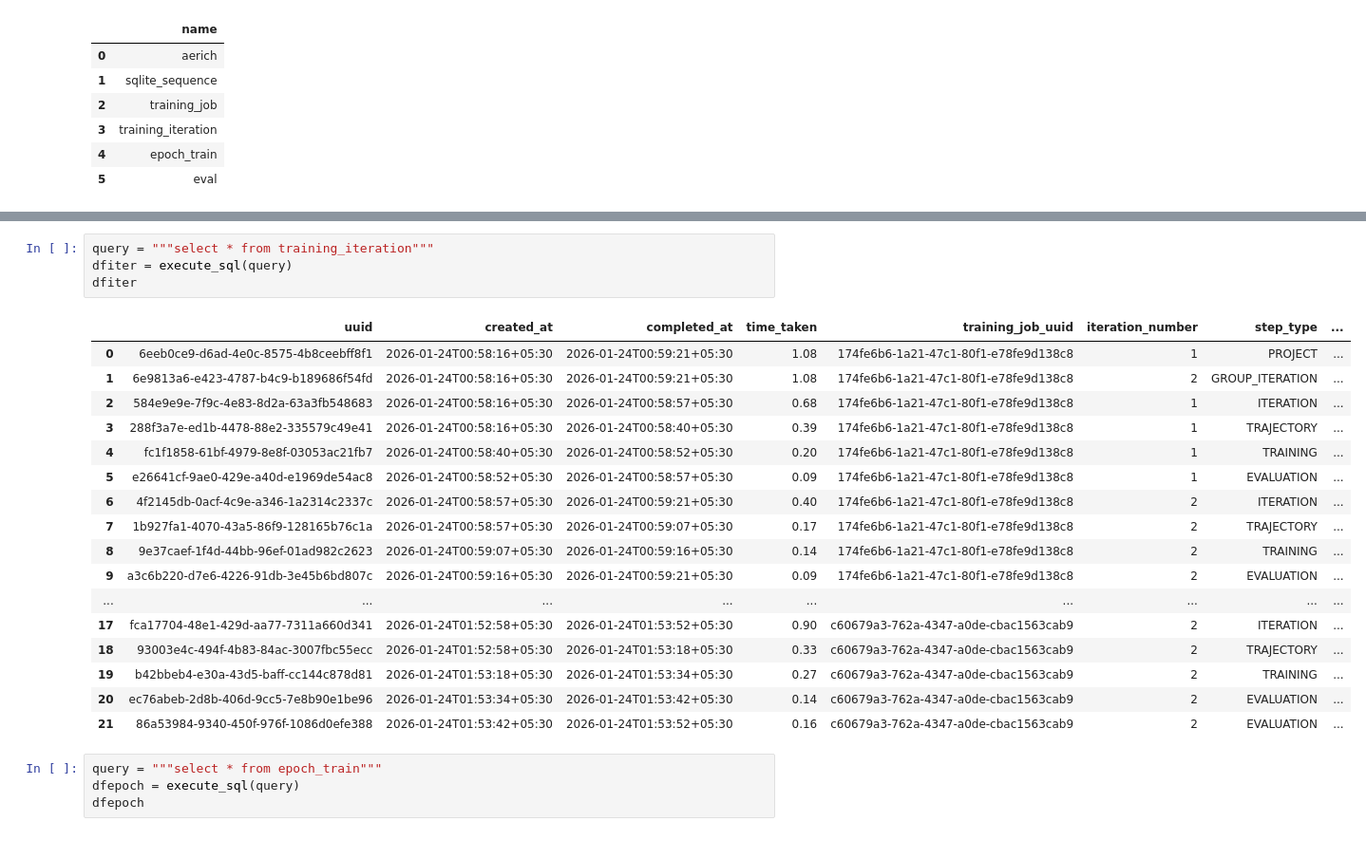
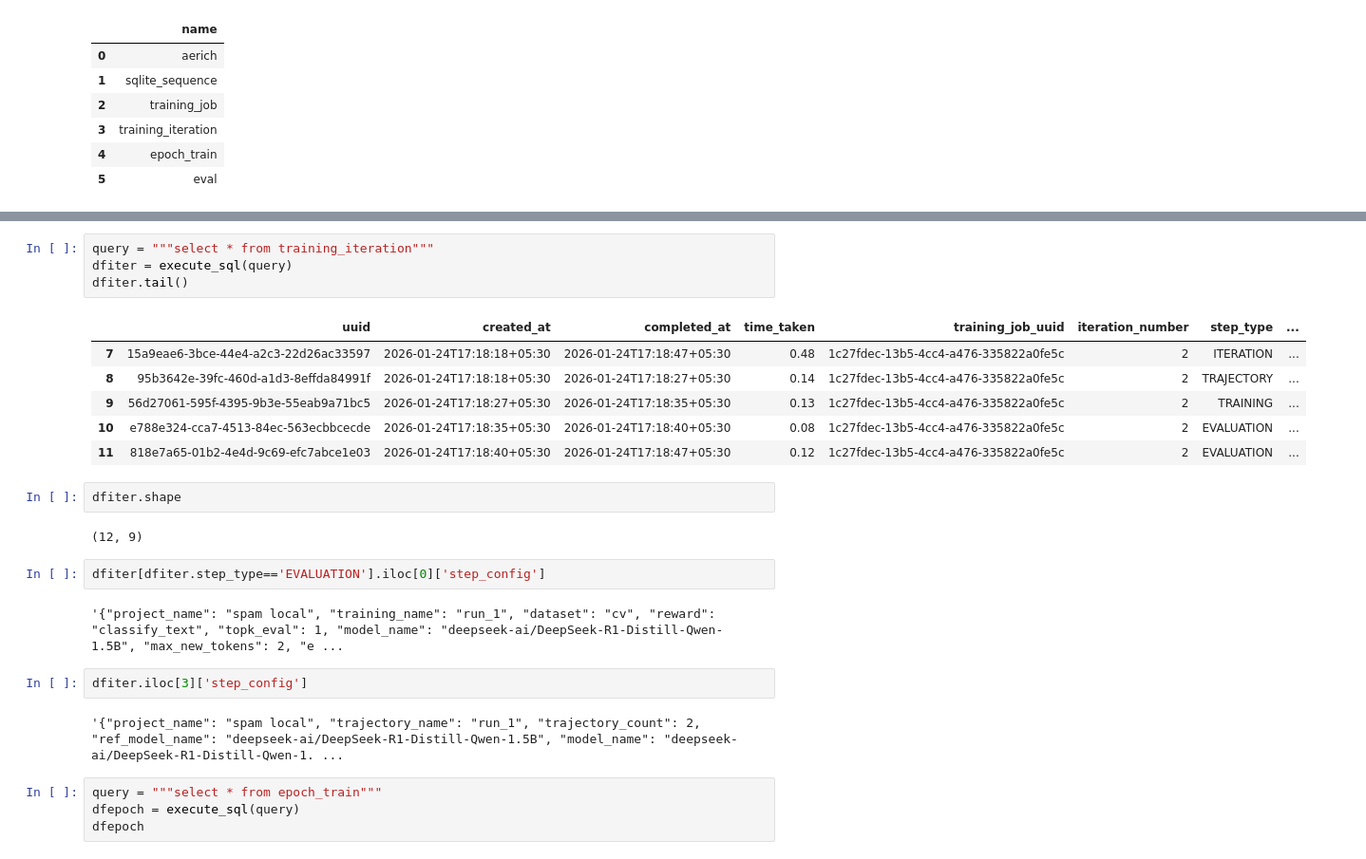
Before and after one commit to deepankarpal89/inno-train, a Jupyter notebook: rough.ipynb, the cells around one changed output, grey strips where cells are left out. Shown at 95% size. Cells and saved outputs as stored; diff of their text form.

```diff
--- a/rough.ipynb
+++ b/rough.ipynb
@@ -87,25 +86,26 @@ dfjob.tail()
 # %%
 query = """select * from training_iteration"""
 dfiter = execute_sql(query)
-dfiter
+dfiter.tail()
 # %% [output]
 |  | uuid | created_at | completed_at | time_taken | training_job_uuid | iteration_number | step_type | ... |
-| 0 | 6eeb0ce9-d6ad-4e0c-8575-4b8ceebff8f1 | 2026-01-24T00:58:16+05:30 | 2026-01-24T00:59:21+05:30 | 1.08 | 174fe6b6-1a21-47c1-80f1-e78fe9d138c8 | 1 | PROJECT | ... |
-| 1 | 6e9813a6-e423-4787-b4c9-b189686f54fd | 2026-01-24T00:58:16+05:30 | 2026-01-24T00:59:21+05:30 | 1.08 | 174fe6b6-1a21-47c1-80f1-e78fe9d138c8 | 2 | GROUP_ITERATION | ... |
-| 2 | 584e9e9e-7f9c-4e83-8d2a-63a3fb548683 | 2026-01-24T00:58:16+05:30 | 2026-01-24T00:58:57+05:30 | 0.68 | 174fe6b6-1a21-47c1-80f1-e78fe9d138c8 | 1 | ITERATION | ... |
-| 3 | 288f3a7e-ed1b-4478-88e2-335579c49e41 | 2026-01-24T00:58:16+05:30 | 2026-01-24T00:58:40+05:30 | 0.39 | 174fe6b6-1a21-47c1-80f1-e78fe9d138c8 | 1 | TRAJECTORY | ... |
-| 4 | fc1f1858-61bf-4979-8e8f-03053ac21fb7 | 2026-01-24T00:58:40+05:30 | 2026-01-24T00:58:52+05:30 | 0.20 | 174fe6b6-1a21-47c1-80f1-e78fe9d138c8 | 1 | TRAINING | ... |
-| 5 | e26641cf-9ae0-429e-a40d-e1969de54ac8 | 2026-01-24T00:58:52+05:30 | 2026-01-24T00:58:57+05:30 | 0.09 | 174fe6b6-1a21-47c1-80f1-e78fe9d138c8 | 1 | EVALUATION | ... |
-| 6 | 4f2145db-0acf-4c9e-a346-1a2314c2337c | 2026-01-24T00:58:57+05:30 | 2026-01-24T00:59:21+05:30 | 0.40 | 174fe6b6-1a21-47c1-80f1-e78fe9d138c8 | 2 | ITERATION | ... |
-| 7 | 1b927fa1-4070-43a5-86f9-128165b76c1a | 2026-01-24T00:58:57+05:30 | 2026-01-24T00:59:07+05:30 | 0.17 | 174fe6b6-1a21-47c1-80f1-e78fe9d138c8 | 2 | TRAJECTORY | ... |
-| 8 | 9e37caef-1f4d-44bb-96ef-01ad982c2623 | 2026-01-24T00:59:07+05:30 | 2026-01-24T00:59:16+05:30 | 0.14 | 174fe6b6-1a21-47c1-80f1-e78fe9d138c8 | 2 | TRAINING | ... |
-| 9 | a3c6b220-d7e6-4226-91db-3e45b6bd807c | 2026-01-24T00:59:16+05:30 | 2026-01-24T00:59:21+05:30 | 0.09 | 174fe6b6-1a21-47c1-80f1-e78fe9d138c8 | 2 | EVALUATION | ... |
-| ... | ... | ... | ... | ... | ... | ... | ... | ... |
-| 17 | fca17704-48e1-429d-aa77-7311a660d341 | 2026-01-24T01:52:58+05:30 | 2026-01-24T01:53:52+05:30 | 0.90 | c60679a3-762a-4347-a0de-cbac1563cab9 | 2 | ITERATION | ... |
-| 18 | 93003e4c-494f-4b83-84ac-3007fbc55ecc | 2026-01-24T01:52:58+05:30 | 2026-01-24T01:53:18+05:30 | 0.33 | c60679a3-762a-4347-a0de-cbac1563cab9 | 2 | TRAJECTORY | ... |
-| 19 | b42bbeb4-e30a-43d5-baff-cc144c878d81 | 2026-01-24T01:53:18+05:30 | 2026-01-24T01:53:34+05:30 | 0.27 | c60679a3-762a-4347-a0de-cbac1563cab9 | 2 | TRAINING | ... |
-| 20 | ec76abeb-2d8b-406d-9cc5-7e8b90e1be96 | 2026-01-24T01:53:34+05:30 | 2026-01-24T01:53:42+05:30 | 0.14 | c60679a3-762a-4347-a0de-cbac1563cab9 | 2 | EVALUATION | ... |
-| 21 | 86a53984-9340-450f-976f-1086d0efe388 | 2026-01-24T01:53:42+05:30 | 2026-01-24T01:53:52+05:30 | 0.16 | c60679a3-762a-4347-a0de-cbac1563cab9 | 2 | EVALUATION | ... |
+| 7 | 15a9eae6-3bce-44e4-a2c3-22d26ac33597 | 2026-01-24T17:18:18+05:30 | 2026-01-24T17:18:47+05:30 | 0.48 | 1c27fdec-13b5-4cc4-a476-335822a0fe5c | 2 | ITERATION | ... |
+| 8 | 95b3642e-39fc-460d-a1d3-8effda84991f | 2026-01-24T17:18:18+05:30 | 2026-01-24T17:18:27+05:30 | 0.14 | 1c27fdec-13b5-4cc4-a476-335822a0fe5c | 2 | TRAJECTORY | ... |
+| 9 | 56d27061-595f-4395-9b3e-55eab9a71bc5 | 2026-01-24T17:18:27+05:30 | 2026-01-24T17:18:35+05:30 | 0.13 | 1c27fdec-13b5-4cc4-a476-335822a0fe5c | 2 | TRAINING | ... |
+| 10 | e788e324-cca7-4513-84ec-563ecbbcecde | 2026-01-24T17:18:35+05:30 | 2026-01-24T17:18:40+05:30 | 0.08 | 1c27fdec-13b5-4cc4-a476-335822a0fe5c | 2 | EVALUATION | ... |
+| 11 | 818e7a65-01b2-4e4d-9c69-efc7abce1e03 | 2026-01-24T17:18:40+05:30 | 2026-01-24T17:18:47+05:30 | 0.12 | 1c27fdec-13b5-4cc4-a476-335822a0fe5c | 2 | EVALUATION | ... |
+# %%
+dfiter.shape
+# %% [output]
+(12, 9)
+# %%
+dfiter[dfiter.step_type=='EVALUATION'].iloc[0]['step_config']
+# %% [output]
+'{"project_name": "spam local", "training_name": "run_1", "dataset": "cv", "reward": "classify_text", "topk_eval": 1, "model_name": "deepseek-ai/DeepSeek-R1-Distill-Qwen-1.5B", "max_new_tokens": 2, "e ...
+# %%
+dfiter.iloc[3]['step_config']
+# %% [output]
+'{"project_name": "spam local", "trajectory_name": "run_1", "trajectory_count": 2, "ref_model_name": "deepseek-ai/DeepSeek-R1-Distill-Qwen-1.5B", "model_name": "deepseek-ai/DeepSeek-R1-Distill-Qwen-1. ...
 # %%
 query = """select * from epoch_train"""
 dfepoch = execute_sql(query)
```
Also changed, not shown: parts of 3 cells of this notebook, 5 other files.
